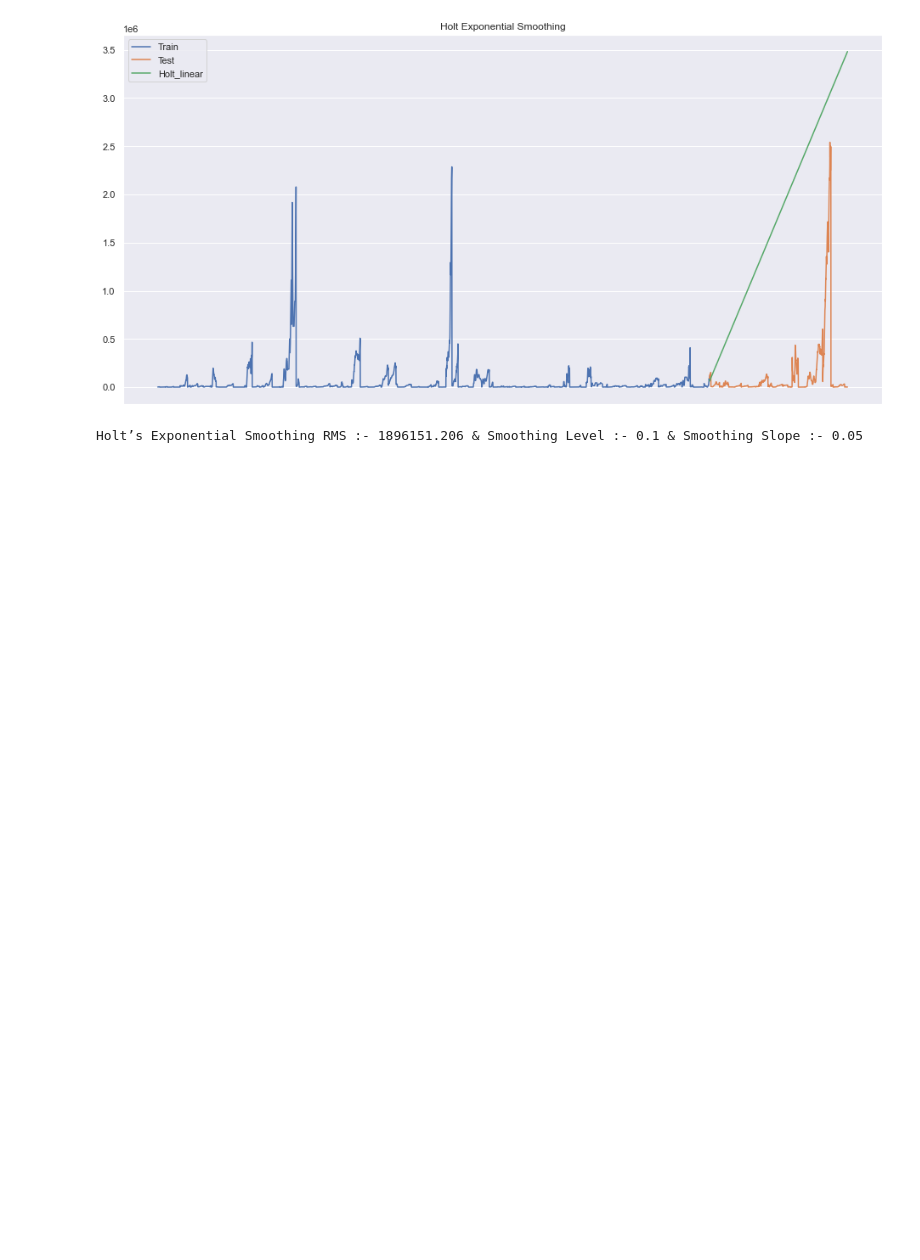
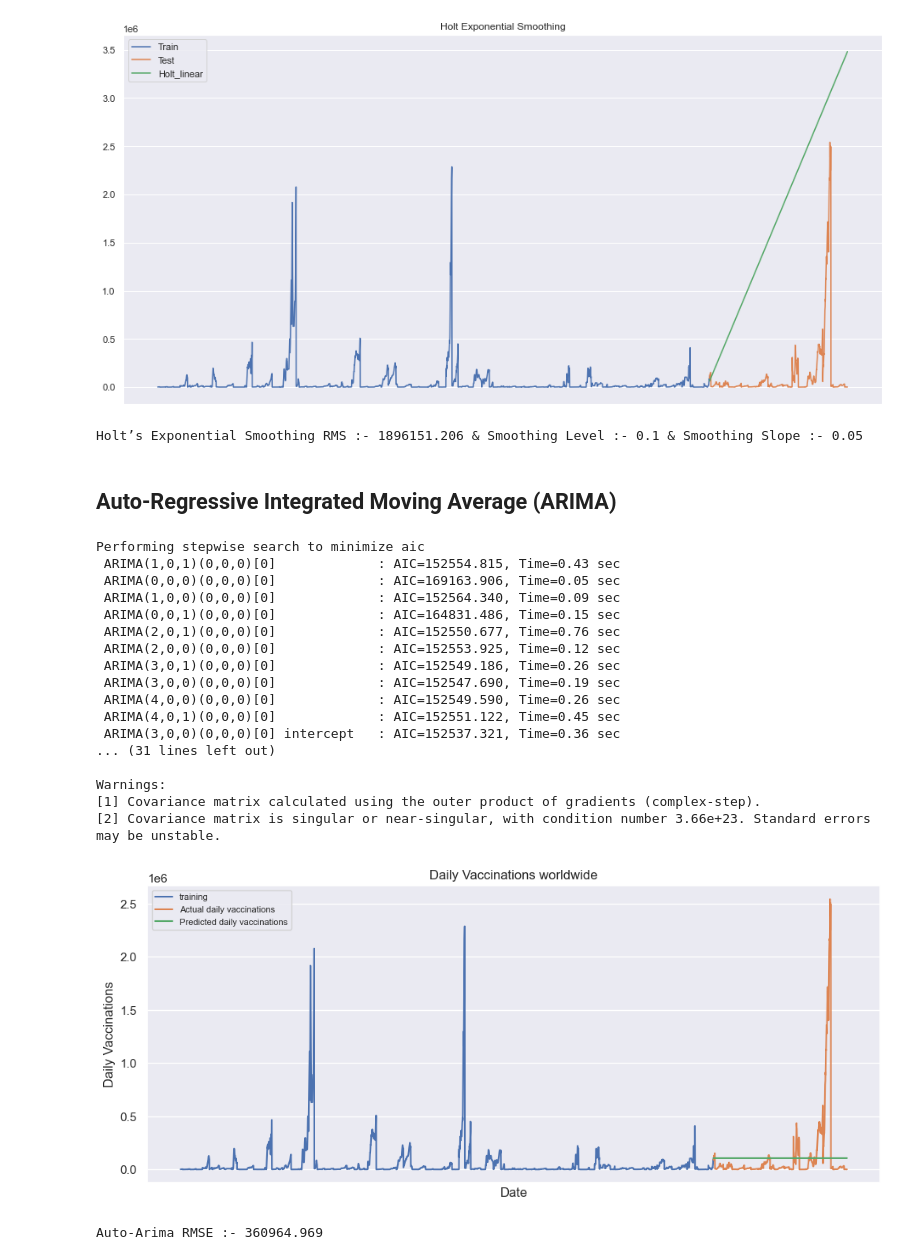
Before and after one commit to BiBa-01/Capstone_Covid, a Jupyter notebook: 10042021_Modelling_Birte.ipynb, the cells around one changed output. Cells and saved outputs as stored; diff of their text form; code cells hidden in the pictures; blank space fills up the shorter version.

```diff
--- a/10042021_Modelling_Birte.ipynb
+++ b/10042021_Modelling_Birte.ipynb
@@ -150,3 +150,61 @@ print("Holt’s Exponential Smoothing RMS :- " + str(round(rms_holt_exp,3)) + "
 # %% [output]
 [figure]
 Holt’s Exponential Smoothing RMS :- 1896151.206 & Smoothing Level :- 0.1 & Smoothing Slope :- 0.05
+# %% [markdown]
+## Auto-Regressive Integrated Moving Average (ARIMA)
+# %%
+# Auto ARIMA Method
+arima_model = auto_arima(train_data,
+                      start_p=1, start_q=1,
+                      max_p=5, max_q=5,
+                      test='adf',
+                      trace=True,
+                      alpha=0.05,
+                      scoring='mse',
+                      suppress_warnings=True,
+                      seasonal = False
+                      )
+
+# Fit the final model with the order
+fitted_model = arima_model.fit(train_data)
+print(fitted_model.summary())
+
+# Forecasting values
+forecast_values = fitted_model.predict(len(test_data), alpha=0.05)
+fcv_series = pd.Series(forecast_values[0], index=test_data.index)
+
+# Plot the predicted stock price and original price
+plt.figure(figsize=(12,5), dpi=100)
+plt.plot(train_data, label='training')
+plt.plot(test_data, label='Actual daily vaccinations')
+plt.plot(fcv_series,label='Predicted daily vaccinations')
+plt.title('Daily Vaccinations worldwide')
+plt.xlabel('Date')
+plt.ylabel('Daily Vaccinations')
+plt.xticks([])
+plt.legend(loc='upper left', fontsize=8)
+plt.show()
+
+# Evaluate the model by calculating RMSE
+rms_auto_arima = sqrt(mean_squared_error(test_data.values, fcv_series))
+print("Auto-Arima RMSE :- " + str(round(rms_auto_arima,3)))
+# %% [output]
+Performing stepwise search to minimize aic
+ ARIMA(1,0,1)(0,0,0)[0]             : AIC=152554.815, Time=0.43 sec
+ ARIMA(0,0,0)(0,0,0)[0]             : AIC=169163.906, Time=0.05 sec
+ ARIMA(1,0,0)(0,0,0)[0]             : AIC=152564.340, Time=0.09 sec
+ ARIMA(0,0,1)(0,0,0)[0]             : AIC=164831.486, Time=0.15 sec
+ ARIMA(2,0,1)(0,0,0)[0]             : AIC=152550.677, Time=0.76 sec
+ ARIMA(2,0,0)(0,0,0)[0]             : AIC=152553.925, Time=0.12 sec
+ ARIMA(3,0,1)(0,0,0)[0]             : AIC=152549.186, Time=0.26 sec
+ ARIMA(3,0,0)(0,0,0)[0]             : AIC=152547.690, Time=0.19 sec
+ ARIMA(4,0,0)(0,0,0)[0]             : AIC=152549.590, Time=0.26 sec
+ ARIMA(4,0,1)(0,0,0)[0]             : AIC=152551.122, Time=0.45 sec
+ ARIMA(3,0,0)(0,0,0)[0] intercept   : AIC=152537.321, Time=0.36 sec
+... (31 lines left out)
+
+Warnings:
+[1] Covariance matrix calculated using the outer product of gradients (complex-step).
+[2] Covariance matrix is singular or near-singular, with condition number 3.66e+23. Standard errors may be unstable.
+[figure, added]
+Auto-Arima RMSE :- 360964.969
```
Also changed, not shown: parts of 4 cells of this notebook.
